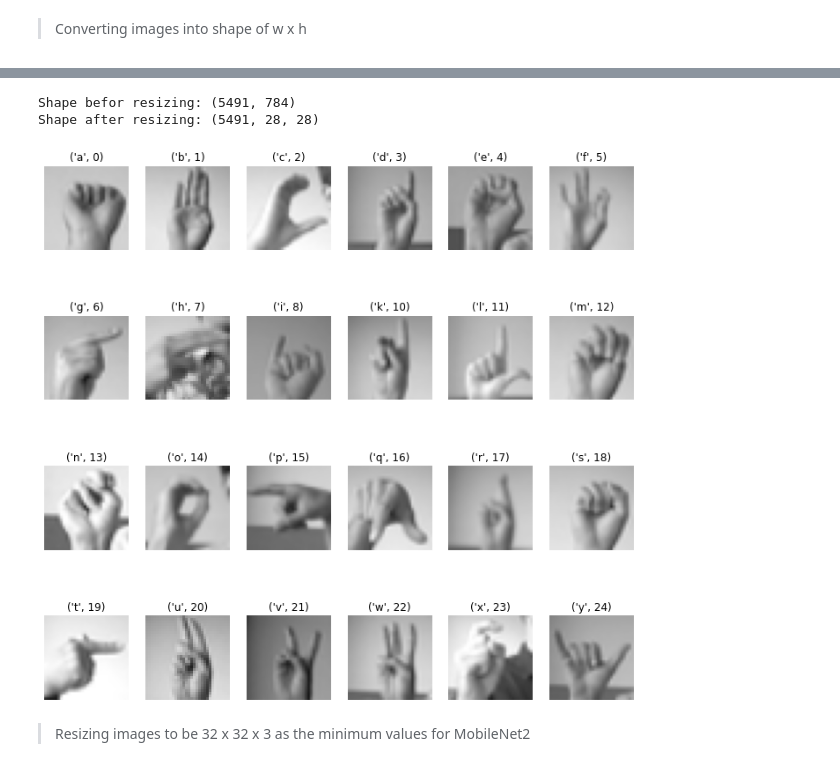
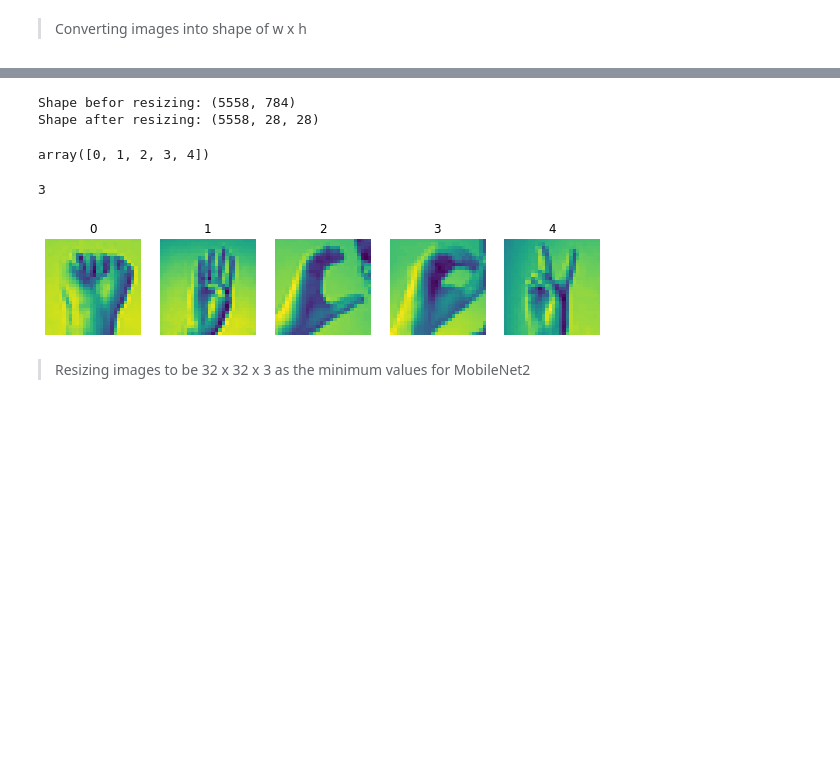
Before and after one commit to mo7amed7assan1911/Hand-Gesture-Recognition, a Jupyter notebook: hand-gestures.ipynb, the cells around one changed output, grey strips where cells are left out. Saved outputs shown, nothing was run; the diff lists cells and outputs as text; code cells hidden in the pictures; blank space fills up the shorter version.

Commit message:
Kaggle Notebook | Hand_gestures | After saving only 5 classes

```diff
--- a/hand-gestures.ipynb
+++ b/hand-gestures.ipynb
@@ -53,0 +56,8 @@ df_train.head()
+# %%
+indices = [0, 1, 2, 14, 21]
+df = df_train.query(f'label in {indices}')
+lab = {indices[i]:i for i in range(len(indices))}
+df['label'] = df.label.apply(lambda x: lab[x])
+
+df = df.reset_index(drop=True)
+df.head()
@@ -107,0 +114,12 @@ Shape after resizing: (21964, 28, 28)
+# %%
+# Frist for train images
+imgWidth = int(np.sqrt(len(df.columns) - 1))
+
+
+X_train = df.loc[:, 'pixel1':] / 255
+print(f'Shape befor resizing: {X_train.shape}')
+X_train = X_train.values.reshape(-1, imgWidth, imgWidth)
+print(f'Shape after resizing: {X_train.shape}')
+# %% [output]
+Shape befor resizing: (5558, 784)
+Shape after resizing: (5558, 28, 28)
@@ -108,23 +128,30 @@ Shape after resizing: (21964, 28, 28)
 # %%
-Y_train = df_train.loc[:, 'label']
+Y_train = df.loc[:, 'label']
 # %%
-# Second for validation images
-imgWidth = int(np.sqrt(len(df_validation.columns) - 1))
+# # Second for validation images
+# imgWidth = int(np.sqrt(len(df_validation.columns) - 1))
 
-X_val = df_validation.loc[:, 'pixel1':] / 255
-print(f'Shape befor resizing: {X_val.shape}')
-X_val = X_val.values.reshape(-1, imgWidth, imgWidth)
-print(f'Shape after resizing: {X_val.shape}')
+# X_val = df_validation.loc[:, 'pixel1':] / 255
+# print(f'Shape befor resizing: {X_val.shape}')
+# X_val = X_val.values.reshape(-1, imgWidth, imgWidth)
+# print(f'Shape after resizing: {X_val.shape}')
-# %% [output]
-Shape befor resizing: (5491, 784)
-Shape after resizing: (5491, 28, 28)
+# %%
+np.unique(Y_train)
+# %% [output]
+array([0, 1, 2, 3, 4])
+# %%
+index = np.where(Y_train == 1)[0][0]
+index
+# %% [output]
+3
 # %%
 figure = plt.figure(figsize=(12, 12))
-for i in range(24):
+for i in range(len(indices)):
+    index = np.where(Y_train == i)[0][0]
     ax = plt.subplot(4, 6, i + 1)
-    plt.imshow(img[i])
-    plt.title((Alphabet_labels[np.unique(Y_train)[i]], np.unique(Y_train)[i]))
+    plt.imshow(X_train[index])
+    plt.title(i)
     plt.axis('off')
 # %% [output]
-[figure, old version]
+[figure, new version]
 # %%
```
Also changed, not shown: parts of 24 cells of this notebook.
